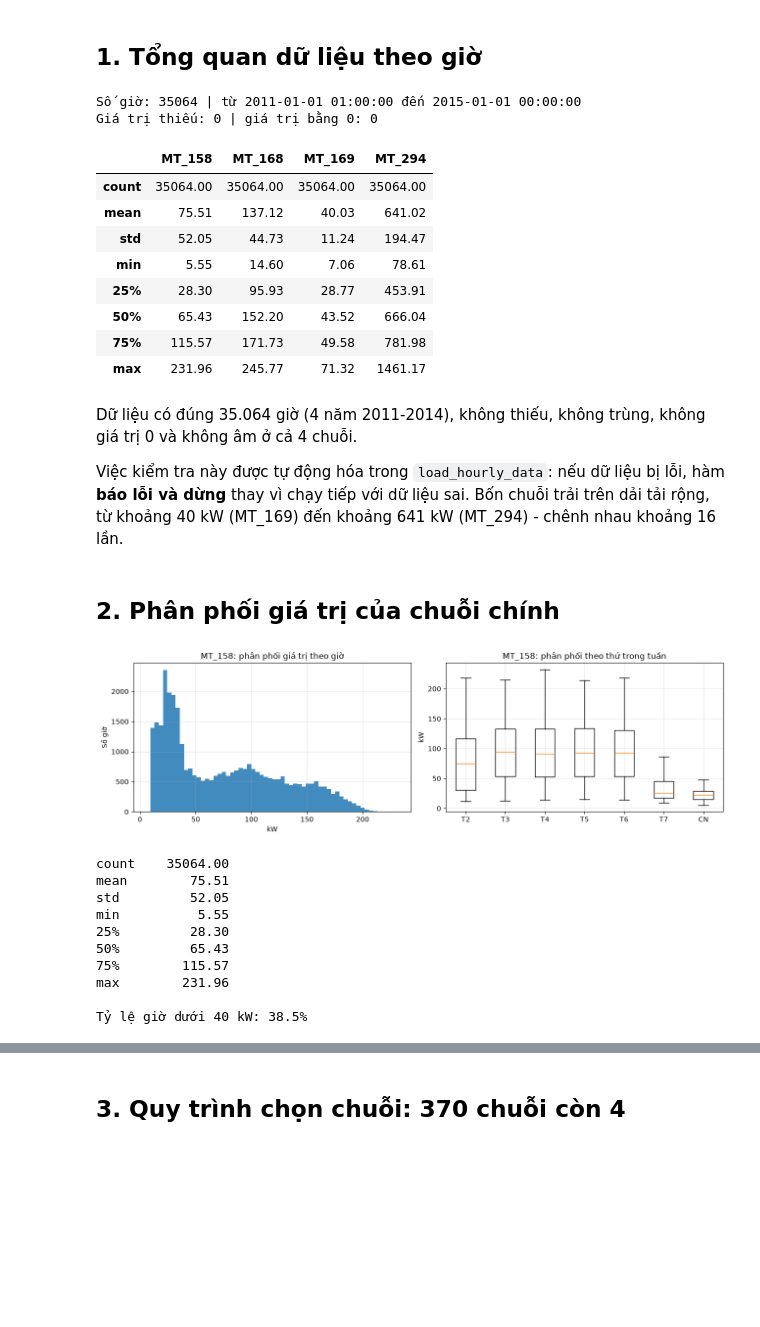
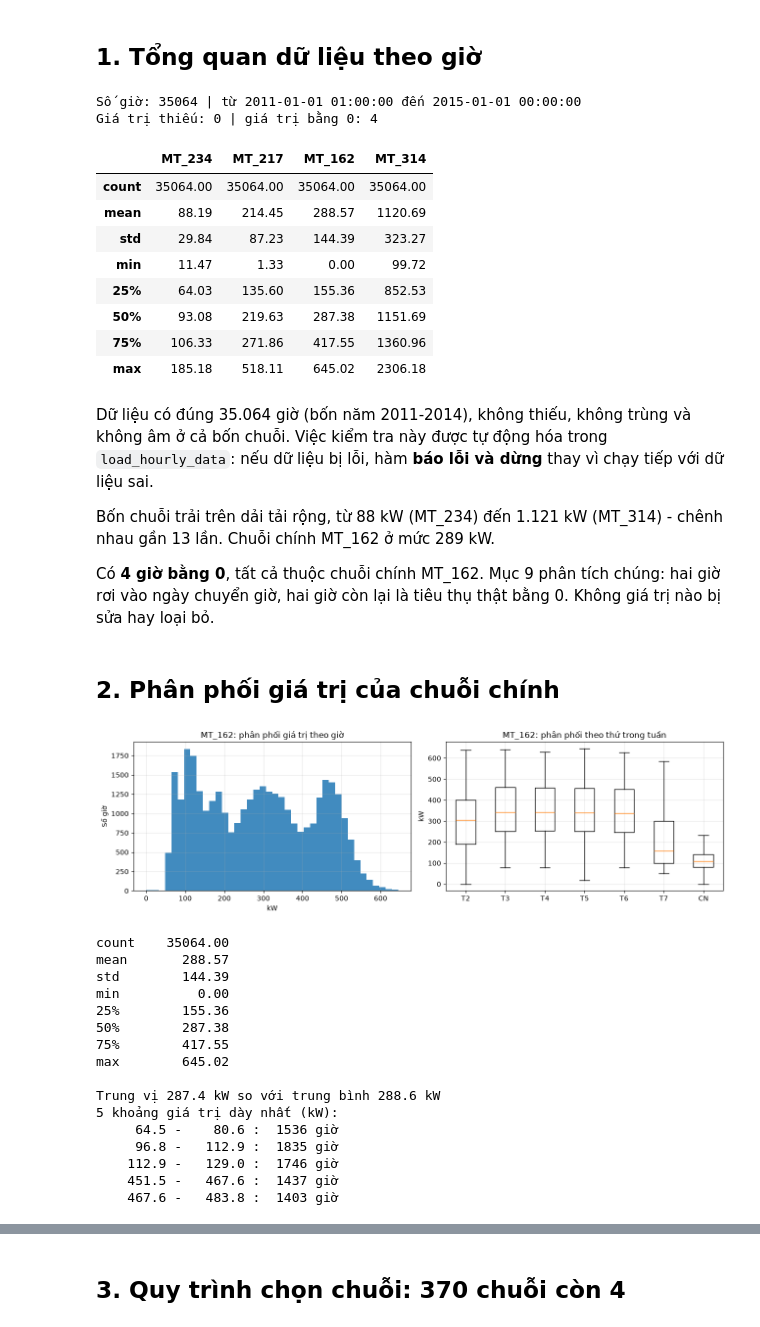
Before and after one commit to Mike051708/BTL_HOCSAU, a Jupyter notebook: notebooks/01_data_exploration.ipynb, the cells around one changed output, grey strips where cells are left out. Saved outputs shown, nothing was run; the diff lists cells and outputs as text; code cells hidden in the pictures; blank space fills up the shorter version.

```diff
--- a/notebooks/01_data_exploration.ipynb
+++ b/notebooks/01_data_exploration.ipynb
@@ -41,57 +42,76 @@ Chuỗi chính: MT_158 | Các chuỗi dùng: ['MT_158', 'MT_168', 'MT_169', 'MT_
 # %%
 df = load_hourly_data(cfg)   # kiểm tra: không trùng, không thiếu, không âm, cách đều 1 giờ
 train, val, test = split_by_time(df, cfg)
+s = df[MAIN].astype(float)
 
 print("Số giờ:", len(df), "| từ", df.index.min(), "đến", df.index.max())
 print("Giá trị thiếu:", int(df.isna().sum().sum()), "| giá trị bằng 0:", int((df == 0).sum().sum()))
 df.describe().round(2)
 # %% [output]
 Số giờ: 35064 | từ 2011-01-01 01:00:00 đến 2015-01-01 00:00:00
-Giá trị thiếu: 0 | giá trị bằng 0: 0
+Giá trị thiếu: 0 | giá trị bằng 0: 4
-|  | MT_158 | MT_168 | MT_169 | MT_294 |
+|  | MT_234 | MT_217 | MT_162 | MT_314 |
 | count | 35064.00 | 35064.00 | 35064.00 | 35064.00 |
-| mean | 75.51 | 137.12 | 40.03 | 641.02 |
-| std | 52.05 | 44.73 | 11.24 | 194.47 |
-| min | 5.55 | 14.60 | 7.06 | 78.61 |
-| 25% | 28.30 | 95.93 | 28.77 | 453.91 |
-| 50% | 65.43 | 152.20 | 43.52 | 666.04 |
-| 75% | 115.57 | 171.73 | 49.58 | 781.98 |
-| max | 231.96 | 245.77 | 71.32 | 1461.17 |
+| mean | 88.19 | 214.45 | 288.57 | 1120.69 |
+| std | 29.84 | 87.23 | 144.39 | 323.27 |
+| min | 11.47 | 1.33 | 0.00 | 99.72 |
+| 25% | 64.03 | 135.60 | 155.36 | 852.53 |
+| 50% | 93.08 | 219.63 | 287.38 | 1151.69 |
+| 75% | 106.33 | 271.86 | 417.55 | 1360.96 |
+| max | 185.18 | 518.11 | 645.02 | 2306.18 |
 # %% [markdown]
-Dữ liệu có đúng 35.064 giờ (4 năm 2011-2014), không thiếu, không trùng, không giá trị 0 và không âm ở cả 4 chuỗi.
+Dữ liệu có đúng 35.064 giờ (bốn năm 2011-2014), không thiếu, không trùng và không âm ở cả bốn chuỗi.
+Việc kiểm tra này được tự động hóa trong `load_hourly_data`: nếu dữ liệu bị lỗi, hàm **báo lỗi và dừng**
+thay vì chạy tiếp với dữ liệu sai.
 
-Việc kiểm tra này được tự động hóa trong `load_hourly_data`: nếu dữ liệu bị lỗi, hàm **báo lỗi và dừng**
-thay vì chạy tiếp với dữ liệu sai. Bốn chuỗi trải trên dải tải rộng, từ khoảng 40 kW (MT_169) đến
-khoảng 641 kW (MT_294) - chênh nhau khoảng 16 lần.
+Bốn chuỗi trải trên dải tải rộng, từ 88 kW (MT_234) đến 1.121 kW (MT_314) - chênh nhau gần 13 lần.
+Chuỗi chính MT_162 ở mức 289 kW.
+
+Có **4 giờ bằng 0**, tất cả thuộc chuỗi chính MT_162. Mục 9 phân tích chúng: hai giờ rơi vào ngày
+chuyển giờ, hai giờ còn lại là tiêu thụ thật bằng 0. Không giá trị nào bị sửa hay loại bỏ.
 # %% [markdown]
 ## 2. Phân phối giá trị của chuỗi chính
 # %%
-s = df[MAIN]
+# 40 cột: với dải 0-645 kW thì mỗi cột rộng khoảng 16 kW - đủ mịn để thấy cấu trúc
+# của phân phối mà không bị nhiễu răng cưa.
 fig, axes = plt.subplots(1, 2, figsize=(13, 4))
 
-axes[0].hist(s.values, bins=60, color="tab:blue", alpha=0.85)
+axes[0].hist(s.values, bins=40, color="tab:blue", alpha=0.85)
 axes[0].set(title=f"{MAIN}: phân phối giá trị theo giờ", xlabel="kW", ylabel="Số giờ")
 
 by_dow = [s[s.index.dayofweek == d].values for d in range(7)]
 axes[1].boxplot(by_dow, tick_labels=["T2", "T3", "T4", "T5", "T6", "T7", "CN"], showfliers=False)
 axes[1].set(title=f"{MAIN}: phân phối theo thứ trong tuần", ylabel="kW")
 
 fig.tight_layout(); fig.savefig(FIG_DIR / "eda_main_distribution.png", dpi=150); plt.show()
 
 print(s.describe().round(2).to_string())
-print("\nTỷ lệ giờ dưới 40 kW:", f"{(s < 40).mean():.1%}")
+# Mô tả phân phối bằng phân vị của CHÍNH chuỗi, không dùng ngưỡng kW đặt cứng:
+# một ngưỡng cố định chỉ đúng cho một chuỗi, đổi chuỗi là vô nghĩa.
+print(f"\nTrung vị {s.median():.1f} kW so với trung bình {s.mean():.1f} kW")
+h, e = np.histogram(s, bins=40)
+top = np.argsort(h)[::-1][:5]
+print("5 khoảng giá trị dày nhất (kW):")
+for i in sorted(top):
+    print(f"  {e[i]:7.1f} - {e[i+1]:7.1f} : {h[i]:5d} giờ")
 # %% [output]
-[figure, old version]
+[figure, new version]
 count    35064.00
-mean        75.51
-std         52.05
-min          5.55
-25%         28.30
-50%         65.43
-75%        115.57
-max        231.96
+mean       288.57
+std        144.39
+min          0.00
+25%        155.36
+50%        287.38
+75%        417.55
+max        645.02
 
-Tỷ lệ giờ dưới 40 kW: 38.5%
+Trung vị 287.4 kW so với trung bình 288.6 kW
+5 khoảng giá trị dày nhất (kW):
+     64.5 -    80.6 :  1536 giờ
+     96.8 -   112.9 :  1835 giờ
+    112.9 -   129.0 :  1746 giờ
+    451.5 -   467.6 :  1437 giờ
+    467.6 -   483.8 :  1403 giờ
 # %% [markdown]
 **Nhận xét**
 
```
Also changed, not shown: parts of 29 cells of this notebook, 31 other files.
